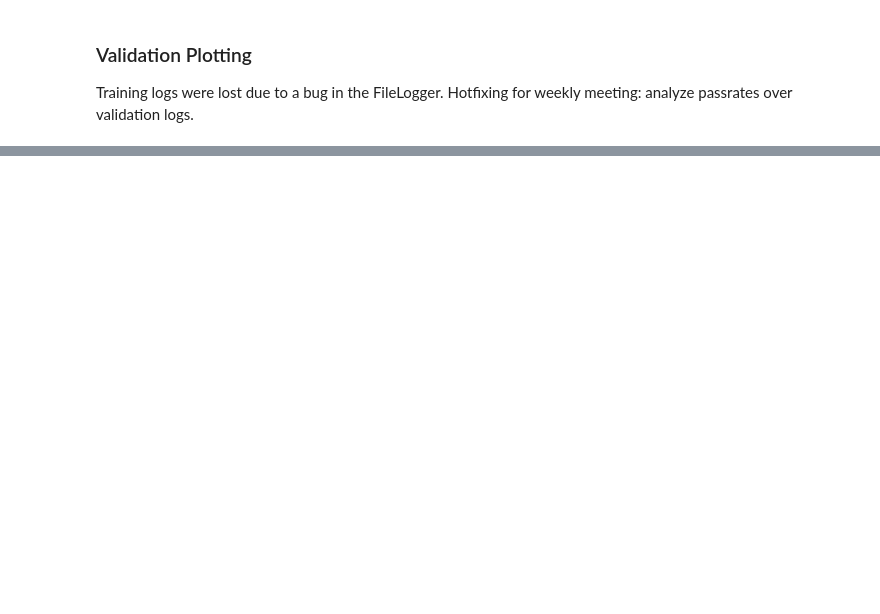
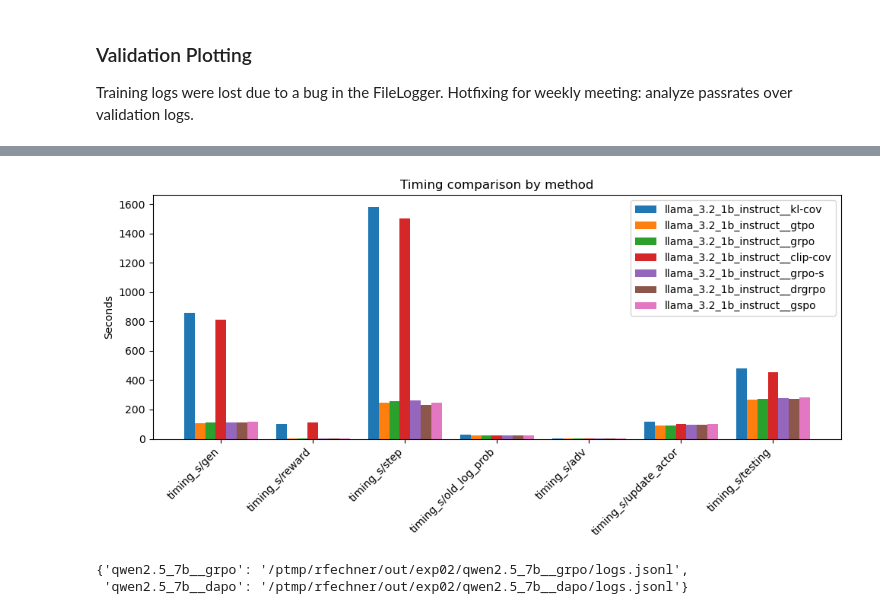
Before and after one commit to rfechner/verl, a Jupyter notebook: workspace/plots/training_dynamics.ipynb, the cells around one changed output, grey strips where cells are left out. Saved outputs shown, nothing was run; the diff lists cells and outputs as text; code cells hidden in the pictures; blank space fills up the shorter version.

```diff
--- a/workspace/plots/training_dynamics.ipynb
+++ b/workspace/plots/training_dynamics.ipynb
@@ -101,0 +318,33 @@ plt.show()
+# %%
+timing_keys = [
+'timing_s/gen',
+'timing_s/reward',
+'timing_s/step',
+'timing_s/old_log_prob',
+'timing_s/adv',
+'timing_s/update_actor',
+'timing_s/testing']
+
+methods = [m for m in logmetrics.keys() if 'entropy' not in m and 'dapo' not in m]
+
+x = np.arange(len(timing_keys))  # positions for timing categories
+bar_width = 0.8 / len(methods)   # width of each method's bar within a group
+
+plt.figure(figsize=(10, 5))
+
+for i, method in enumerate(methods):
+    try:
+        values = [logmetrics[method].get(k, 0) for k in timing_keys]
+        values_mean = [np.mean(vs) for vs in values]
+        plt.bar(x + i * bar_width, values_mean, width=bar_width, label=method)
+    except Exception as e:
+        print(f'failed method: {method}', e)
+
+plt.xticks(x + bar_width * (len(methods) - 1) / 2, timing_keys, rotation=45, ha='right')
+plt.ylabel('Seconds')
+plt.title('Timing comparison by method')
+plt.legend()
+plt.tight_layout()
+plt.show()
+# %% [output]
+[figure, added]
@@ -101,0 +358,5 @@ plt.show()
+# %%
+logpaths
+# %% [output]
+{'qwen2.5_7b__grpo': '/ptmp/rfechner/out/exp02/qwen2.5_7b__grpo/logs.jsonl',
+ 'qwen2.5_7b__dapo': '/ptmp/rfechner/out/exp02/qwen2.5_7b__dapo/logs.jsonl'}
```
Also changed, not shown: parts of 27 cells of this notebook, 52 other files.
